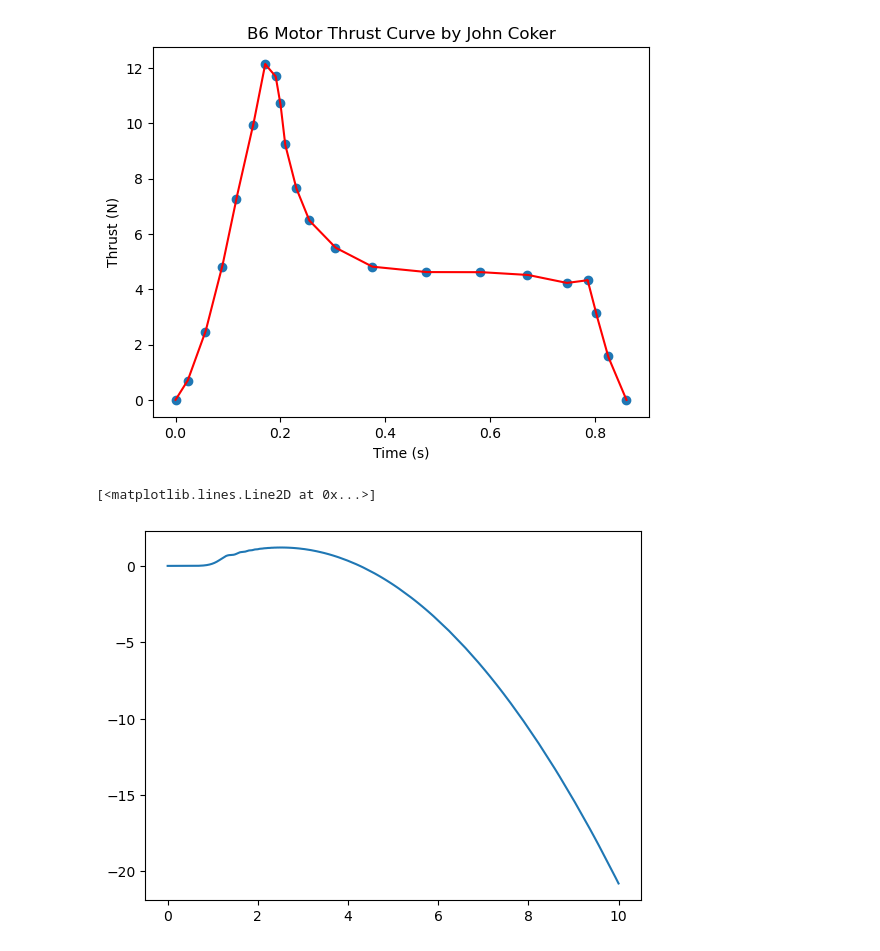
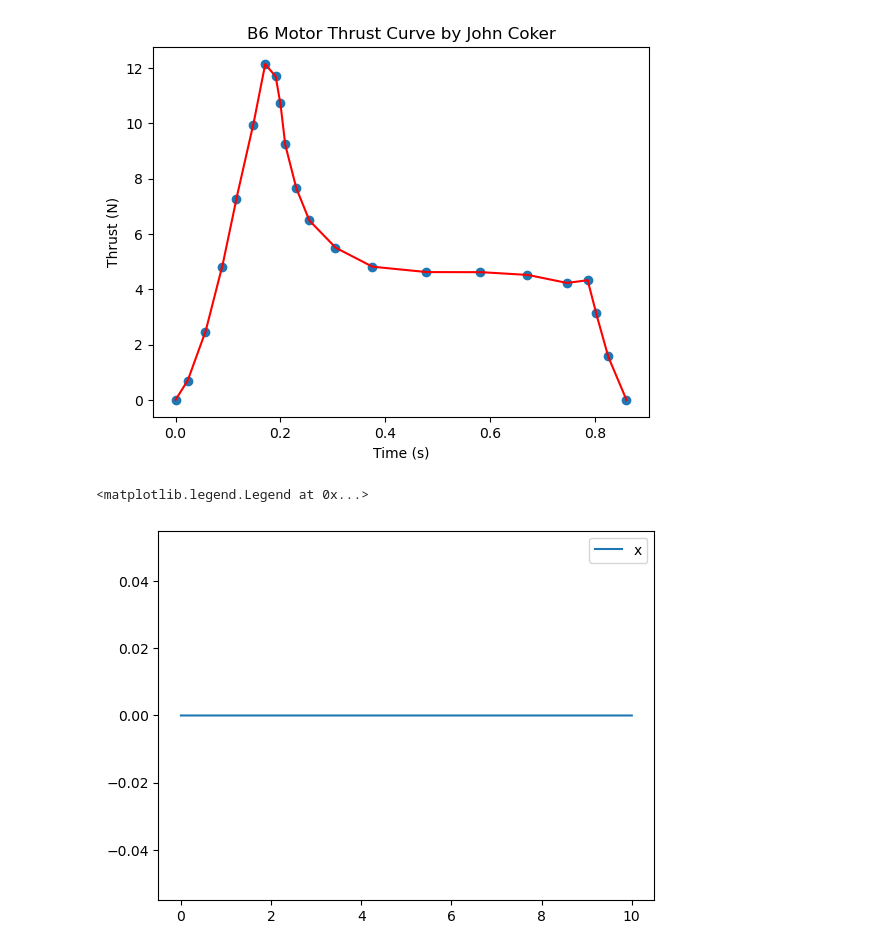
Before and after one commit to BamtolYy/rocket, a Jupyter notebook: simulation/2DRocketSim.ipynb, the cells around one changed output. Drawn from its saved outputs; the diff is of its cells as text; code cells hidden in the pictures.

Commit message:
fixed negative height issue and velocity issue when thrust is 0. I must now figure out a way to incorporate Thrust data into the ODE

```diff
--- a/simulation/2DRocketSim.ipynb
+++ b/simulation/2DRocketSim.ipynb
@@ -10,7 +10,7 @@ from scipy.optimize import curve_fit
 from decimal import Decimal
 import math
 # %%
-def twoDRocket_ODE(state_vectors, t, g, m, IG, a, alpha, rho, S, Cl, Cd):
+def twoDRocket_ODE(state_vectors, t, g, m, IG, a, alpha, rho, S, Cl, Cd, ThrustFit):
     # state_vectors = [x, y, V_x, V_y, theta, thetaDot]
     # t             = time vector (s)
     # g             = Gravitational Acceleration m/s^2
@@ -33,7 +33,7 @@ def twoDRocket_ODE(state_vectors, t, g, m, IG, a, alpha, rho, S, Cl, Cd):
     # D  = Drag in N (its direction is parallel to the velocity vector)
     # Fx = Horizontal force acting on the rocket in body frame in N
     # Fy = Vertical force acting on the rocket in body frame in N
-    T  = 0 # ADD THRUST EQUATION
+    T  =  0 # ADD THRUST EQUATION
     v  = math.sqrt(pow(state_vectors[2],2)+pow(state_vectors[3],2))
     M  = v/351.81
     if M <= 0.6:
@@ -56,7 +56,10 @@ def twoDRocket_ODE(state_vectors, t, g, m, IG, a, alpha, rho, S, Cl, Cd):
     dxdt = state_vectors[2]
     dydt = state_vectors[3]
     dvxdt = (Fx*cos(state_vectors[4]) - Fy*sin(state_vectors[4]))/m
-    dvydt = (Fx*sin(state_vectors[4]) + Fy*cos(state_vectors[4])-m*g)/m
+    if state_vectors[1] == 0:
+        dvydt = 0
+    else :
+        dvydt = (Fx*sin(state_vectors[4]) + Fy*cos(state_vectors[4])-m*g)/m
     dthetadt = state_vectors[5]
     dthetaDotdt = (-L*a*cos(alpha) - D*a*sin(alpha))/IG
     return [dxdt, dydt, dvxdt, dvydt, dthetadt, dthetaDotdt]
@@ -127,8 +98,42 @@ plt.ylabel('Thrust (N)')
 # %% [output]
 Text(0, 0.5, 'Thrust (N)')
 [figure]
+# %%
+## Define Parameters
+# state_vectors = [x, y, V_x, V_y, theta, thetaDot]
+# x0            = initial states
+# tstep         = step size for time vector t in seconds
+# t             = time vector (s)
+# g             = Gravitational Acceleration m/s^2
+# m             = Mass of the Rocket in kg
+# IG            = Moment of Inertia of the Rocket in kg*m^2
+# a             = Distance between the center of pressure and center of gravity in m
+# alpha         = Angle of Attack in radians
+# rho           = Air Density in kg/m^3
+# S             = Relevant Area for Drag and Lift Force Calculation in m^2
+# Cl            = Lift Coefficient
+# Cd            = Drag Coefficient
+# cp            = Center of Pressure location from the nose
+# cg            = Center of Gravity from the nose
+x0    = [0,0,0,0,0,0]
+tstep = 0.0001 # s
+t     = np.arange(0,10,tstep)
+g     = 9.81 # m/s^2
+m     = 0.124 # kg
+IG    = 0.007177656 # kg*m^2
+cp    = 0.626 # m
+cg    = 0.452 # m
+a     = abs(cp-cg)
+alpha = 0
+rho   = 1.225 # kg/m^3 at sea level Temporary value. Change it according to the day I launch it.
+S     = 1/4*pi*pow(0.035,2) # m^2
+Cl    = 16.85
+Cd    = 0 # Cd is calculated again in the ODE function. This varies with speed.
+solution = odeint(twoDRocket_ODE, x0, t, args = (g, m, IG, a, alpha, rho, S, Cl, Cd, fit))
 # %%
 plt.plot(t,solution[:,0])
+
+plt.legend(['x'])
 # %% [output]
-[<matplotlib.lines.Line2D at 0x...>]
+<matplotlib.legend.Legend at 0x...>
-[figure, old version]
+[figure, new version]
```
Also changed, not shown: parts of 8 cells of this notebook.
